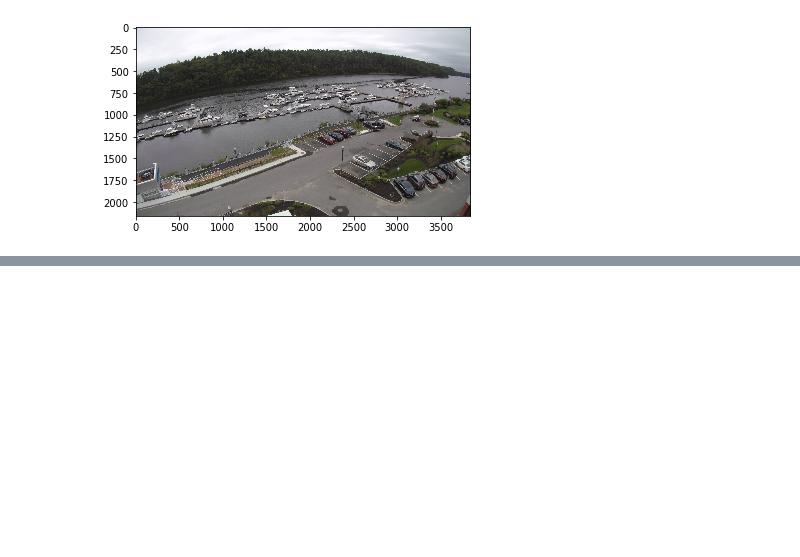
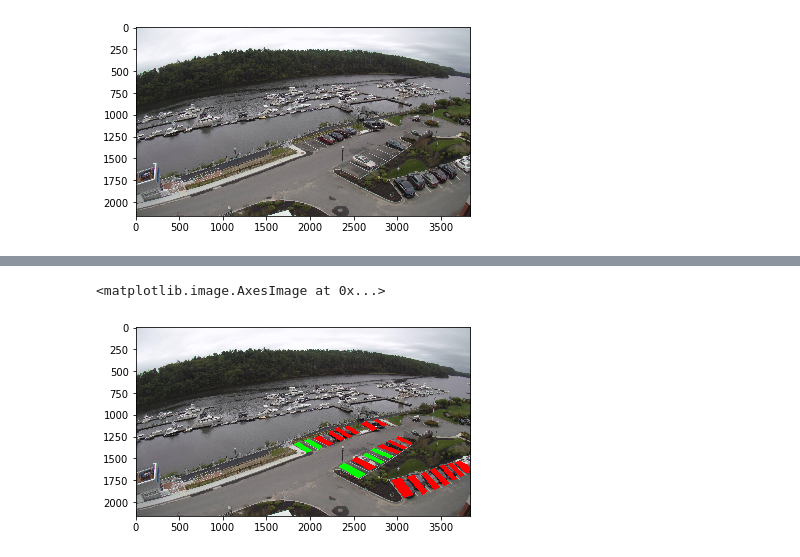
Before and after one commit to sheecegardezi/govhack2019, a Jupyter notebook: parking/Car Parking System.ipynb, the cells around one changed output, grey strips where cells are left out. Cells and saved outputs as stored; diff of their text form; code cells hidden in the pictures; blank space fills up the shorter version.

Commit message:
Add final results
- add image overlay with polygons

```diff
--- a/parking/Car Parking System.ipynb
+++ b/parking/Car Parking System.ipynb
@@ -104,8 +111,7 @@ learn.export()
 path = Path("C:/Users/sheec/Desktop/Projects/govhack2019/data/PKLot/PKLotSegmented")
 learn = load_learner(path)
 test_img = "C:/Users/sheec/Desktop/Projects/govhack2019/data/PKLot/test/2012-09-11_15_16_58#042.jpg"
-img = open_image(test_img)
-img
+img = open_image(test_img);img
 # %% [output]
 [figure]
 # %%
@@ -140,6 +146,7 @@ if (r.status_code == 200):
 # %% [output]
 [figure]
 # %%
+# Masks created using tool hosted at https://www.image-map.net/
 carparking_masks = [
     (1,[[2927,1750],[3067,1953],[3182,1912],[3039,1719]]),
     (2,[[3104,1712],[3284,1916],[3341,1879],[3192,1692]]),
@@ -164,3 +171,5 @@ carparking_masks = [
     (21,[[2582,1107],[2717,1188],[2776,1161],[2636,1075]]),
     (22,[[2722,1064],[2836,1139],[2879,1118],[2765,1053]])
 ]
+
+polygons = [ mask[1] for mask in carparking_masks];polygons
@@ -167,22 +271,59 @@ carparking_masks = [
+# %%
+path = Path("C:/Users/sheec/Desktop/Projects/govhack2019/data/PKLot/PKLotSegmented")
+learn = load_learner(path)
 # %%
-# plot polygons on top of still image
+# plot polygon on top of still image
 import numpy as np
 import cv2
 from matplotlib import pyplot as plt
+import os
 
-image = cv2.imread("images/2019-09-07T22-11-46.jpg")
+input_image_path = "C:/Users/sheec/Desktop/Projects/govhack2019/parking/images/2019-09-07T22-11-46.png"
+image = cv2.imread(input_image_path)
 
 red = (0,0,255)
 green = (0,255,0)
 
-for polygon in carparking_masks:
-    pts = np.array(polygon[1], np.int32)
+for polygon in polygons:
+
+    test_image_path = "C:/Users/sheec/Desktop/Projects/govhack2019/parking/images/test_case.png"
+
+    if os.path.isfile(test_image_path):
+        os.remove(test_image_path)
+
+    crop_img = extract_crop(input_image_path, polygon)
+    cv2.imwrite(test_image_path, crop_img)
+
+#     newIm = mask_crop_image(test_image_path, polygon)
+#     if os.path.isfile(test_image_path):
+#         os.remove(test_image_path)
+#     newIm.save(test_image_path)
+
+    test_image = open_image(test_image_path)
+
+#     test_image2 = cv2.imread(test_image_path)
+#     cv2.imshow('Window', test_image2)
+#     cv2.waitKey(0)
+#     cv2.destroyAllWindows()
+
+    pred_class,pred_idx,outputs = learn.predict(test_image)
+    label = pred_class.obj
+    pts = np.array(polygon, np.int32)
     pts = pts.reshape((-1,1,2))
-    cv2.fillPoly(image,[pts],green)
+#     print(label)
+    if label in "Empty":
+        cv2.fillPoly(image,[pts],green)
+    else:
+        cv2.fillPoly(image,[pts],red)
 
-# image = image[:,:,::-1]
-# plt.imshow(image)
+#     break
 
-cv2.imshow('Window', image)
-cv2.waitKey(0)
-cv2.destroyAllWindows()
+image = image[:,:,::-1]
+plt.imshow(image)
+# image = cv2.resize(image,(1080,1080))
+# cv2.imshow('Window', image)
+# cv2.waitKey(0)
+# cv2.destroyAllWindows()
+# %% [output]
+<matplotlib.image.AxesImage at 0x...>
+[figure, added]
```
Also changed, not shown: parts of 9 cells of this notebook, 2 other files.
